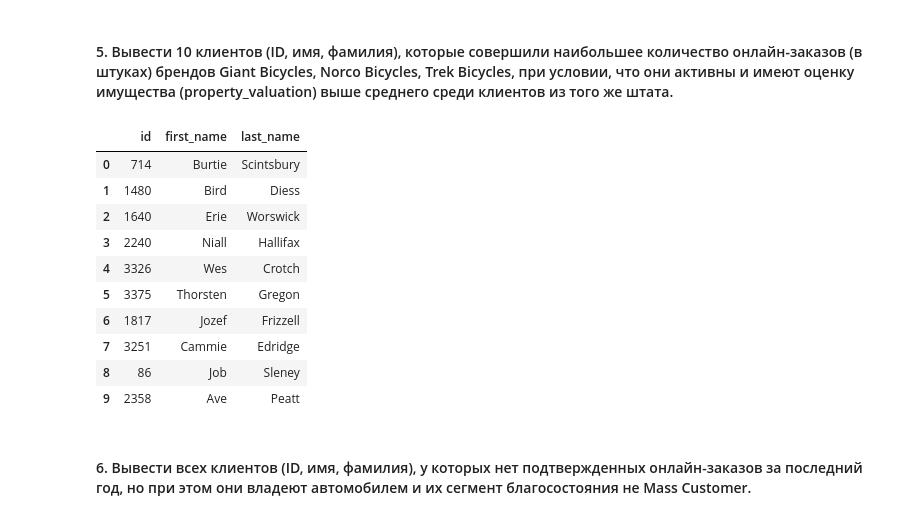
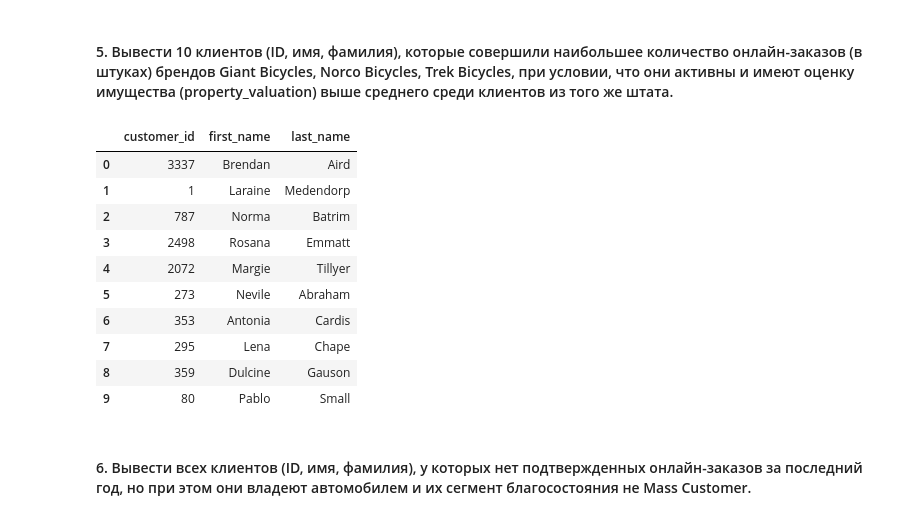
Before and after one commit to EgrSlv/PostgreSQLearn_MIPT, a Jupyter notebook: HomeWork_2/SolovevEgor_HW_02_ds_2025.ipynb, the cells around one changed output. Cells and saved outputs as stored; diff of their text form; code cells hidden in the pictures.

Commit message:
[HW2] добавлена таблица product_cor; полный рефактор запросов под product_cor. Причина: запрос 5 отрабатывал по 2-5 минут

```diff
--- a/HomeWork_2/SolovevEgor_HW_02_ds_2025.ipynb
+++ b/HomeWork_2/SolovevEgor_HW_02_ds_2025.ipynb
@@ -263,7 +287,8 @@ del product
 
 def execute_query(query):
     conn.commit()
-    return pd.read_sql_query(query, con=conn)
+    result = pd.read_sql_query(query, con=conn, params=None)
+    return result
 # %% [markdown]
 #### 1. Вывести все уникальные бренды, у которых есть хотя бы один продукт со стандартной стоимостью выше 1500 долларов, и суммарными продажами не менее 1000 единиц.
 # %%
@@ -390,52 +420,55 @@ execute_query(query4)
 # %% [markdown]
 #### 5. Вывести 10 клиентов (ID, имя, фамилия), которые совершили наибольшее количество онлайн-заказов (в штуках) брендов Giant Bicycles, Norco Bicycles, Trek Bicycles, при условии, что они активны и имеют оценку имущества (property_valuation) выше среднего среди клиентов из того же штата.
 # %%
-query5 = """
-
-    WITH avg_property_val_state AS (
-        SELECT state, AVG(property_valuation) avg_property_val
-        FROM customer
-        GROUP BY state
-    )
-    ,target_customers AS (
-        SELECT customer_id, first_name, last_name
-              --,property_valuation, mspv.state, avg_property_valuation_state
-        FROM customer c
-        INNER JOIN avg_property_val_state apvs ON apvs.state = c.state
-        WHERE c.deceased_indicator = 'N'
-              AND c.property_valuation > apvs.avg_property_val
-    )
-    ,top_10_orders_cnt AS (
-        SELECT tc.customer_id ID, tc.first_name, tc.last_name, COUNT(quantity)
-        FROM target_customers tc
-        INNER JOIN orders o ON o.customer_id = tc.customer_id
-        INNER JOIN order_items oi ON oi.order_id = o.order_id
-        INNER JOIN product p ON p.product_id = oi.product_id
-        WHERE online_order
-            AND brand IN ('Giant Bicycles', 'Norco Bicycles', 'Trek Bicycles')
-        GROUP BY tc.customer_id, tc.first_name, tc.last_name
-        ORDER BY count DESC
-        LIMIT 10
-    )
-    SELECT ID, first_name, last_name
-    FROM top_10_orders_cnt
+execute_query(  # Query 5
+"""
+    select c1.customer_id
+        ,c1.first_name
+        ,c1.last_name
+    from customer c1
+    inner join (
+        select state, AVG(property_valuation) state_avg_property
+        from customer
+        group by state
+        ) as c2 on c1.state = c2.state
+    inner join (
+        select order_id, customer_id
+        from orders
+        where order_status = 'Approved'
+              and online_order = True
+        ) as o on c1.customer_id = o.customer_id
+    inner join (
+        select order_id, product_id
+        from order_items
+        ) as oi on o.order_id = oi.order_id
+    left JOIN (
+        select product_id
+        from product_cor
+        where brand in ('Giant Bicycles', 'Norco Bicycles', 'Trek Bicycles')
+        ) as b on oi.product_id = b.product_id
+    where c1.deceased_indicator = 'N'
+        and c1.property_valuation > c2.state_avg_property
+        and b.product_id is not null
+    group by c1.customer_id
+            ,c1.first_name
+            ,c1.last_name
+    order by COUNT(DISTINCT oi.product_id) desc
+    limit 10
     ;
-
 """
-
-execute_query(query5)
+)
 # %% [output]
-|  | id | first_name | last_name |
-| 0 | 714 | Burtie | Scintsbury |
-| 1 | 1480 | Bird | Diess |
-| 2 | 1640 | Erie | Worswick |
-| 3 | 2240 | Niall | Hallifax |
-| 4 | 3326 | Wes | Crotch |
-| 5 | 3375 | Thorsten | Gregon |
-| 6 | 1817 | Jozef | Frizzell |
-| 7 | 3251 | Cammie | Edridge |
-| 8 | 86 | Job | Sleney |
-| 9 | 2358 | Ave | Peatt |
+|  | customer_id | first_name | last_name |
+| 0 | 3337 | Brendan | Aird |
+| 1 | 1 | Laraine | Medendorp |
+| 2 | 787 | Norma | Batrim |
+| 3 | 2498 | Rosana | Emmatt |
+| 4 | 2072 | Margie | Tillyer |
+| 5 | 273 | Nevile | Abraham |
+| 6 | 353 | Antonia | Cardis |
+| 7 | 295 | Lena | Chape |
+| 8 | 359 | Dulcine | Gauson |
+| 9 | 80 | Pablo | Small |
 # %% [markdown]
 #### 6. Вывести всех клиентов (ID, имя, фамилия), у которых нет подтвержденных онлайн-заказов за последний год, но при этом они владеют автомобилем и их сегмент благосостояния не Mass Customer.
 # %%
```
Also changed, not shown: parts of 12 cells of this notebook, 2 other files.
